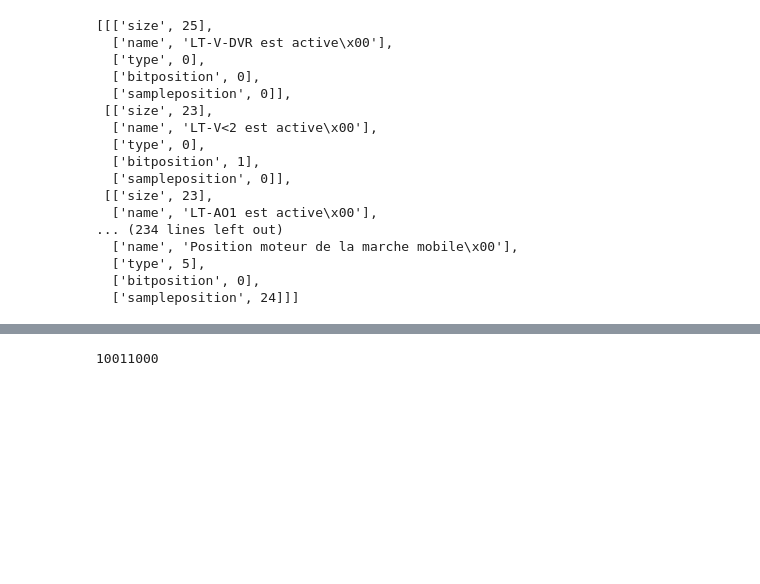
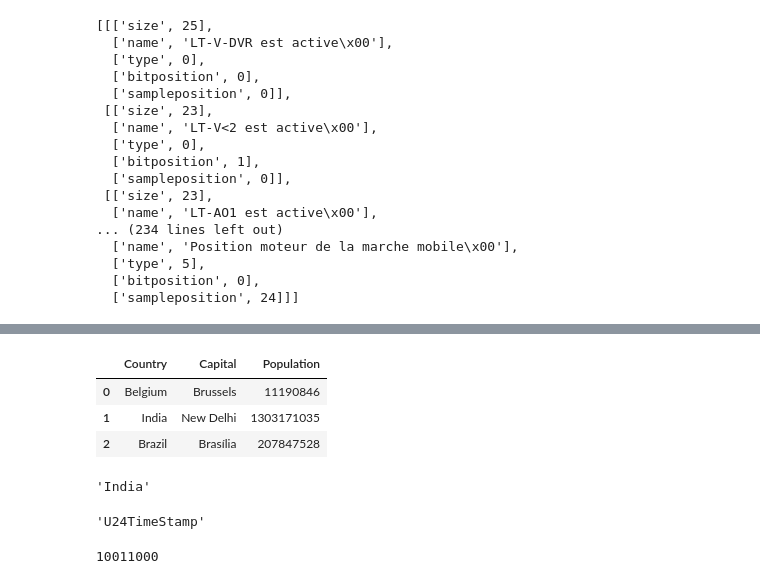
Before and after one commit to ikos-consulting/decodeDoor, a Jupyter notebook: decodeur.ipynb, the cells around one changed output, grey strips where cells are left out. Drawn from its saved outputs; the diff is of its cells as text; code cells hidden in the pictures; blank space fills up the shorter version.

```diff
--- a/decodeur.ipynb
+++ b/decodeur.ipynb
@@ -288,0 +370,11 @@ data.footer_decode()
+# %%
+kek2
+# %% [output]
+|  | Country | Capital | Population |
+| 0 | Belgium | Brussels | 11190846 |
+| 1 | India | New Delhi | 1303171035 |
+| 2 | Brazil | Brasília | 207847528 |
+# %%
+kek2.loc[1][0]
+# %% [output]
+'India'
@@ -289 +390,5 @@ data.footer_decode()
+# %%
+data.measurement_data[:][2][2][0]
+# %% [output]
+'U24TimeStamp'
 # %%
```
Also changed, not shown: parts of 25 cells of this notebook.
